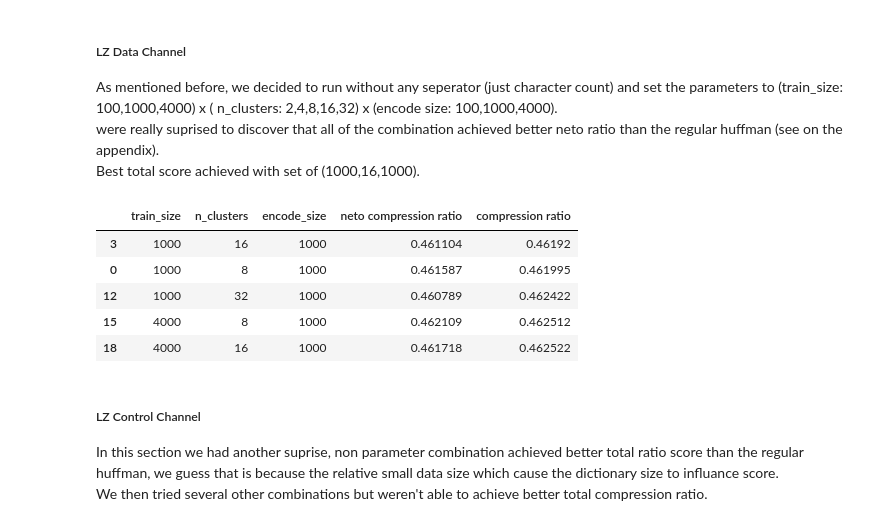
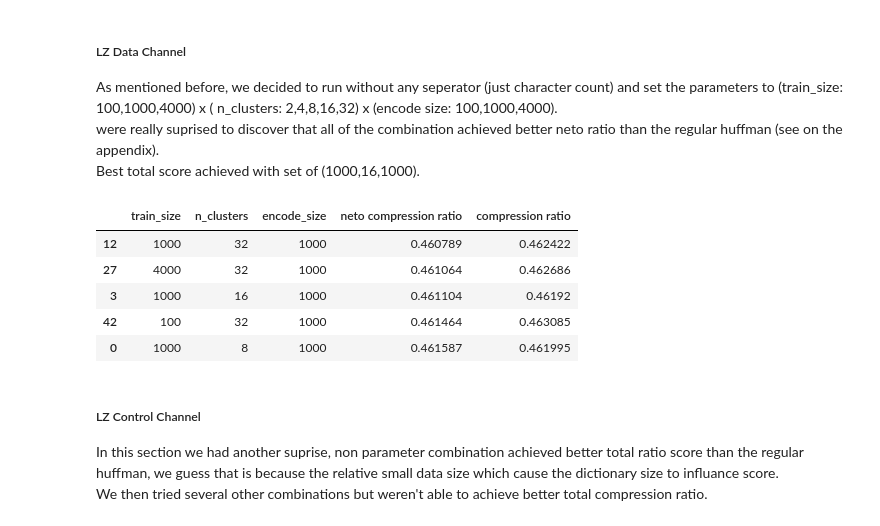
Before and after one commit to nyutal/049063-Information-in-Storage-Devices-Final-Project, a Jupyter notebook: src/nadavedit.ipynb, the cells around one changed output. Saved outputs shown, nothing was run; the diff lists cells and outputs as text; code cells hidden in the pictures.

```diff
--- a/src/nadavedit.ipynb
+++ b/src/nadavedit.ipynb
@@ -1083,20 +1083,20 @@ Best total score achieved with set of (1000,16,1000).
 # %%
 EXP_2_RUN_OR_WALK_DATA_RESULTS = '../output/experiments/exp2/exp2_run_or_walk_data_results.txt'
 train_sizes = [100,1000,4000]
 n_cluster_sizes = [2,4,8,16,32]
 encode_sizes = [100,1000,4000]
 
 run_or_walk_data_results = evaluate_clustered_huffman(RUN_OR_WALK_LZ_DATA_PATH, None, [], train_sizes, n_cluster_sizes, encode_sizes, EXP_2_RUN_OR_WALK_DATA_RESULTS)
 run_or_walk_data_df = get_df_result(run_or_walk_data_results)
 
-result_style_chain(run_or_walk_data_df, run_or_walk_data_total_ratio, sorter='compression ratio', apply_max=False, max_idx=5)
+result_style_chain(run_or_walk_data_df, run_or_walk_data_ratio, apply_max=False, max_idx=5)
 # %% [output]
 |  | train_size | n_clusters | encode_size | neto compression ratio | compression ratio |
+| 12 | 1000 | 32 | 1000 | 0.460789 | 0.462422 |
+| 27 | 4000 | 32 | 1000 | 0.461064 | 0.462686 |
 | 3 | 1000 | 16 | 1000 | 0.461104 | 0.46192 |
+| 42 | 100 | 32 | 1000 | 0.461464 | 0.463085 |
 | 0 | 1000 | 8 | 1000 | 0.461587 | 0.461995 |
-| 12 | 1000 | 32 | 1000 | 0.460789 | 0.462422 |
-| 15 | 4000 | 8 | 1000 | 0.462109 | 0.462512 |
-| 18 | 4000 | 16 | 1000 | 0.461718 | 0.462522 |
 # %% [markdown]
 ##### LZ Control Channel
 In this section we had another suprise, non parameter combination achieved better total ratio score than the regular huffman, we guess that is because the relative small data size which cause the dictionary size to influance score.
```
Also changed, not shown: parts of 6 cells of this notebook, 26 other files.
